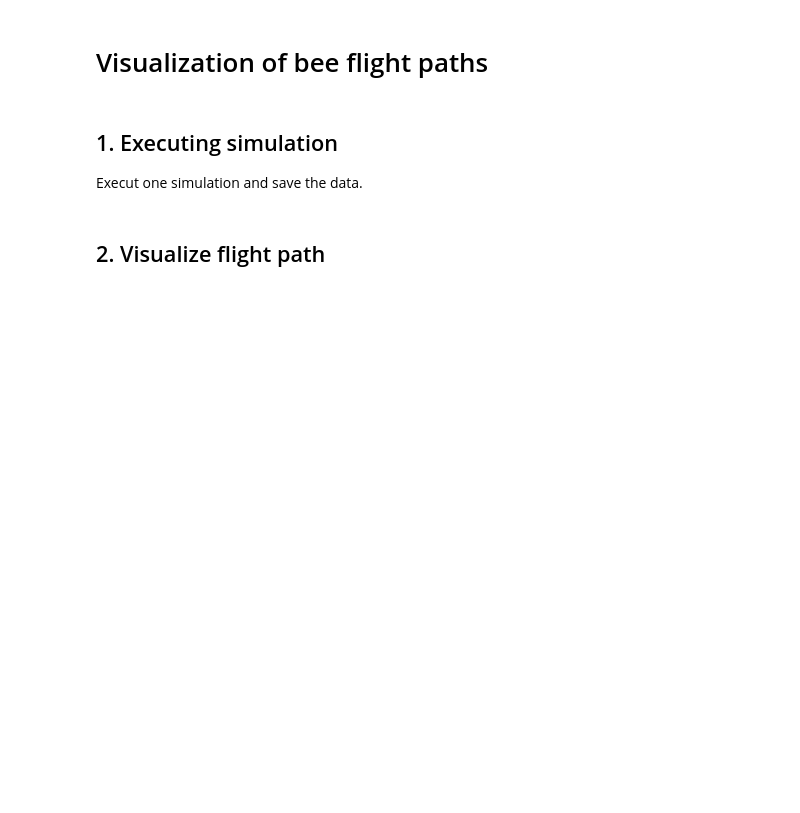
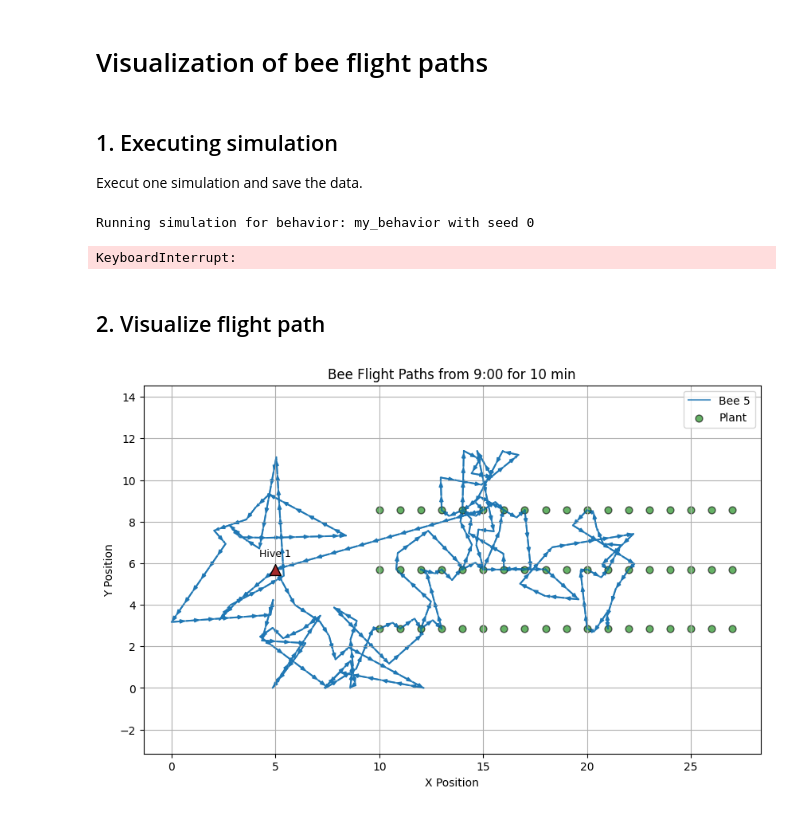
Before and after one commit to PestyVesty/beeSimulation, a Jupyter notebook: scenario_openCover/visualization.ipynb, the cells around one changed output. Cells and saved outputs as stored; diff of their text form; code cells hidden in the pictures; blank space fills up the shorter version.

```diff
--- a/scenario_openCover/visualization.ipynb
+++ b/scenario_openCover/visualization.ipynb
@@ -349,7 +351,7 @@ import matplotlib.pyplot as plt
 
 behavior = "my_behavior"  # Choose from: pure_levy, truncated_levy, composite_levy, biased_composite, my_behavior. (MORE Behaviors can bee added in model.py)
 seed_value = 0               # Set the random seed
-steps = 2 * 60 * 60          # Number of simulation steps
+steps = 20 * 60          # Number of simulation steps
 n_agents = 60                # Number of bees
 landing_prob = 1.0
 reward_size = 5
@@ -389,6 +391,11 @@ with open(output_filename, "wb") as f:
     pickle.dump(results, f)
 
 print(f"Simulation complete. Results saved to {output_filename}")
+
+# Takes approximately 3min 40s for 2 hours of simulation with 60 bees at each hive with my_behavior.
+# %% [output]
+Running simulation for behavior: my_behavior with seed 0
+KeyboardInterrupt:
 # %% [markdown]
 ## 2. Visualize flight path
 # %%
@@ -398,6 +405,7 @@ import matplotlib.pyplot as plt
 import matplotlib
 import numpy as np
 # %%
+%matplotlib inline
 def load_dataframe(filename):
     """Loads the dataframe from a pickle file."""
     with open(filename, "rb") as f:
@@ -446,7 +454,7 @@ def vis_bees_path(df, bee_ids, start_time_str="09:00", duration_minutes=10, x_bu
 
     # Prepare figure
     plt.figure(figsize=(10, 6))
-    cmap = plt.cm.get_cmap("tab10", len(bee_ids))
+    cmap = plt.colormaps.get_cmap("tab10").resampled(len(bee_ids))
 
     # Plot bee flight paths
     for idx, bee_id in enumerate(bee_ids):
@@ -488,4 +496,6 @@ def vis_bees_path(df, bee_ids, start_time_str="09:00", duration_minutes=10, x_bu
 # %%
 df = load_dataframe("sim_results_my_behavior_seed_0.pkl")
 # %%
-vis_bees_path(df, bee_ids=[5], start_time_str="10:10", duration_minutes=10)
+vis_bees_path(df, bee_ids=[5], start_time_str="9:00", duration_minutes=10)
+# %% [output]
+[figure, added]
```
Also changed, not shown: parts of 1 cell of this notebook, 3 other files.
